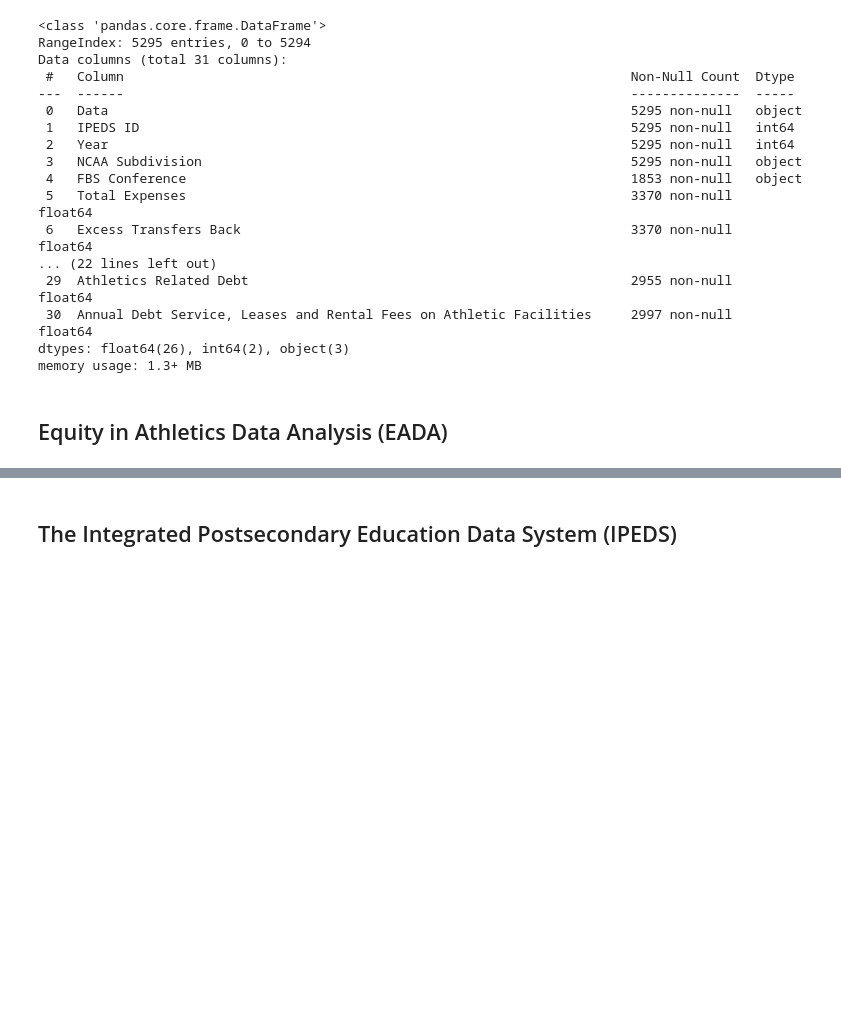
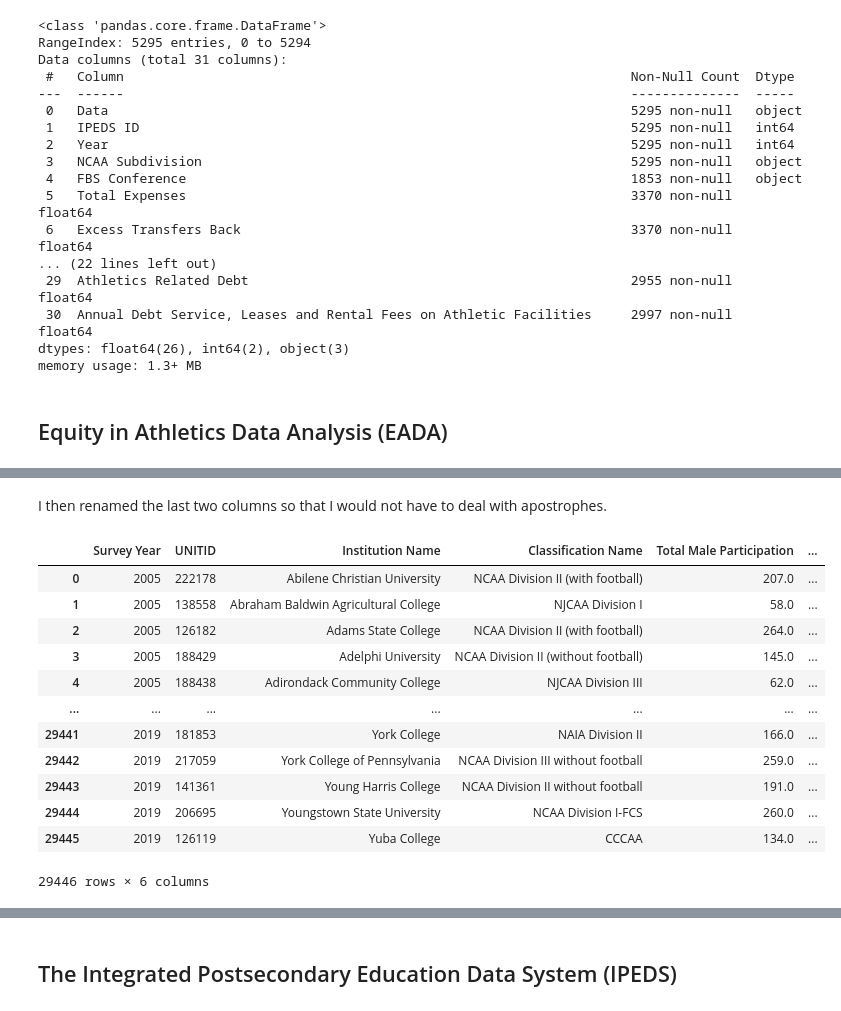
Before and after one commit to Shoemaker703/college_retention, a Jupyter notebook: Reproducibility/Data Collection.ipynb, the cells around one changed output, grey strips where cells are left out. Drawn from its saved outputs; the diff is of its cells as text; code cells hidden in the pictures; blank space fills up the shorter version.

```diff
--- a/Reproducibility/Data Collection.ipynb
+++ b/Reproducibility/Data Collection.ipynb
@@ -49,0 +79,2 @@ memory usage: 1.3+ MB
+# %%
+stu_ath = pd.read_csv('../Data/EADA_stud_ath_all_years.csv')
@@ -49,0 +91,24 @@ memory usage: 1.3+ MB
+# %%
+stu_ath = stu_ath[['Survey Year', 'UNITID', 'Institution Name', 'Classification Name', 'Unduplicated Count Men\'s Participation', 'Unduplicated Count Women\'s Participation']]
+# %% [markdown]
+I then renamed the last two columns so that I would not have to deal with apostrophes.
+# %%
+stu_ath.rename(columns={'Unduplicated Count Men\'s Participation': 'Total Male Participation',
+                       'Unduplicated Count Women\'s Participation': 'Total Female Participation'},
+              inplace=True)
+
+stu_ath
+# %% [output]
+|  | Survey Year | UNITID | Institution Name | Classification Name | Total Male Participation | ... |
+| 0 | 2005 | 222178 | Abilene Christian University | NCAA Division II (with football) | 207.0 | ... |
+| 1 | 2005 | 138558 | Abraham Baldwin Agricultural College | NJCAA Division I | 58.0 | ... |
+| 2 | 2005 | 126182 | Adams State College | NCAA Division II (with football) | 264.0 | ... |
+| 3 | 2005 | 188429 | Adelphi University | NCAA Division II (without football) | 145.0 | ... |
+| 4 | 2005 | 188438 | Adirondack Community College | NJCAA Division III | 62.0 | ... |
+| ... | ... | ... | ... | ... | ... | ... |
+| 29441 | 2019 | 181853 | York College | NAIA Division II | 166.0 | ... |
+| 29442 | 2019 | 217059 | York College of Pennsylvania | NCAA Division III without football | 259.0 | ... |
+| 29443 | 2019 | 141361 | Young Harris College | NCAA Division II without football | 191.0 | ... |
+| 29444 | 2019 | 206695 | Youngstown State University | NCAA Division I-FCS | 260.0 | ... |
+| 29445 | 2019 | 126119 | Yuba College | CCCAA | 134.0 | ... |
+29446 rows × 6 columns
```
Also changed, not shown: parts of 33 cells of this notebook, 5 other files.
